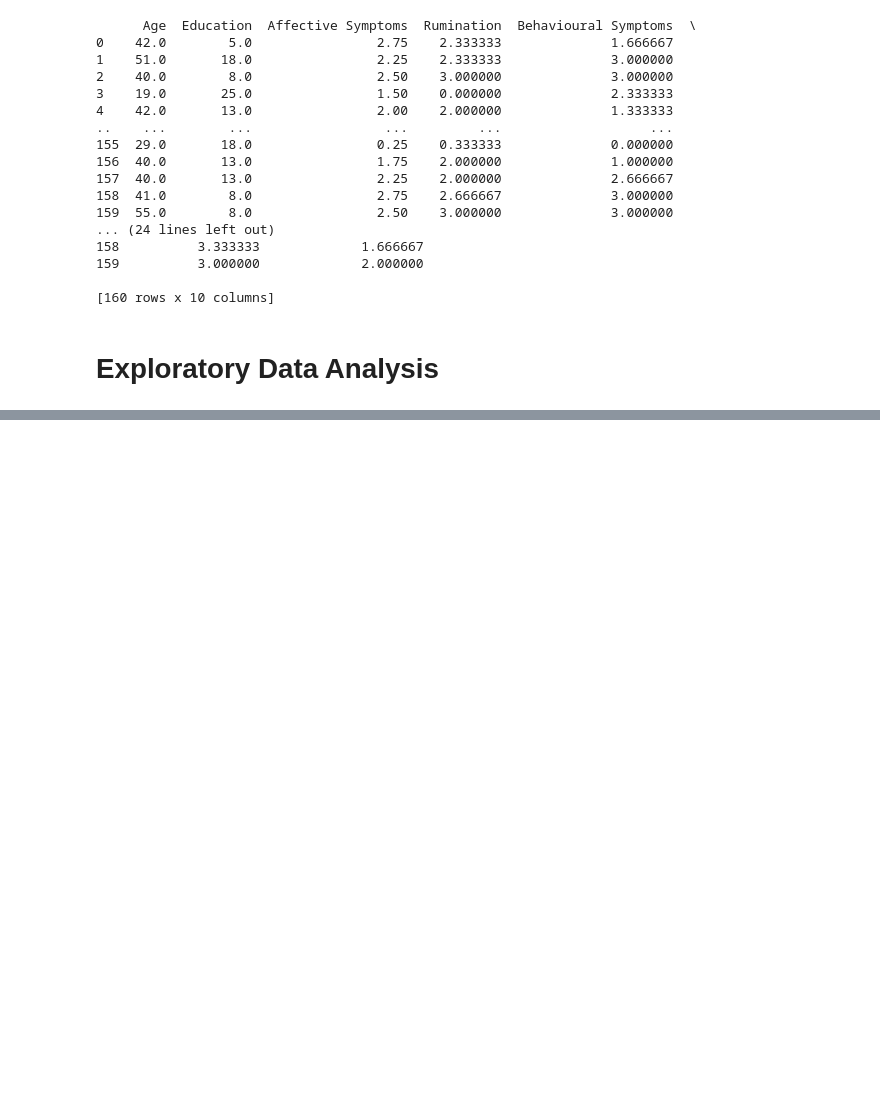
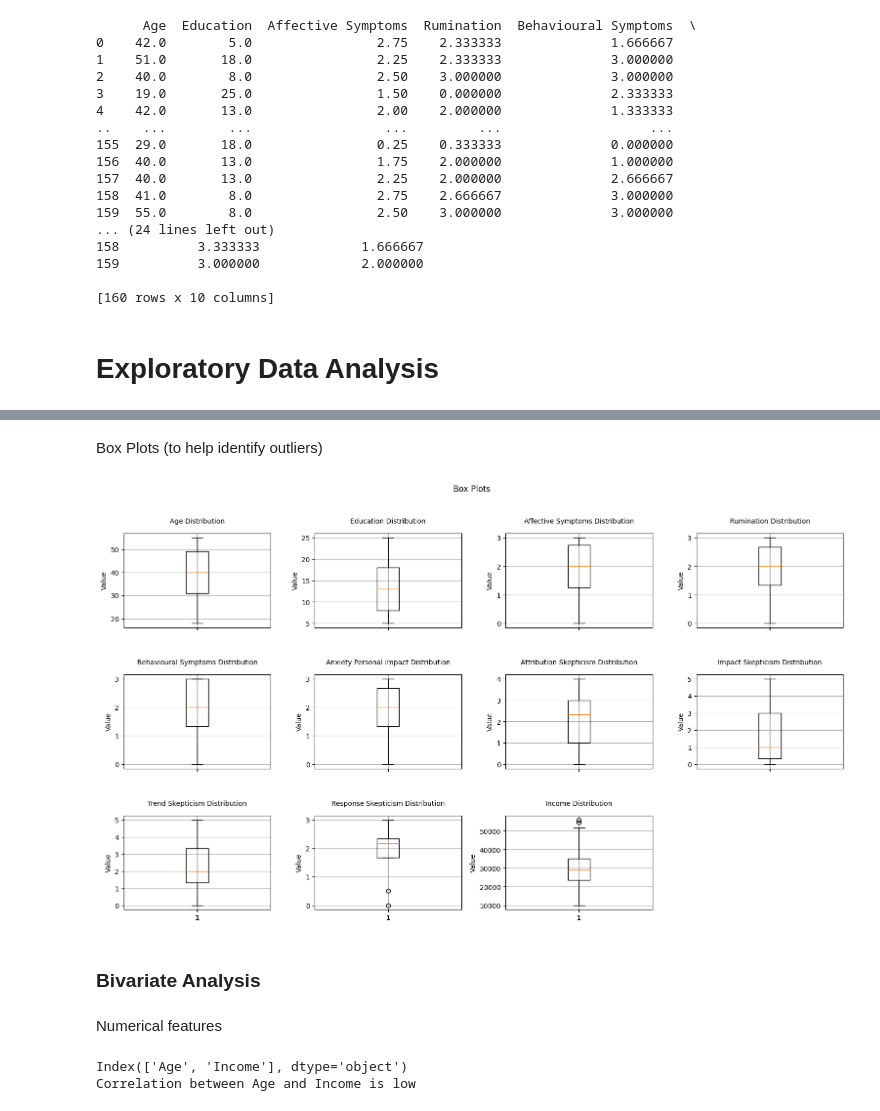
Before and after one commit to categrd/EcoCity, a Jupyter notebook: Final zip/1. Preprocessing.ipynb, the cells around one changed output, grey strips where cells are left out. Drawn from its saved outputs; the diff is of its cells as text; code cells hidden in the pictures; blank space fills up the shorter version.

```diff
--- a/Final zip/1. Preprocessing.ipynb
+++ b/Final zip/1. Preprocessing.ipynb
@@ -173,0 +211,47 @@ final_df.to_csv('final_df.csv')
+# %% [markdown]
+Box Plots (to help identify outliers)
+# %%
+fig, axes = plt.subplots(3, 4, figsize=(19, 10), sharex=True, gridspec_kw={'hspace': 0.5, 'wspace': 0.3})
+
+# Disegna i box plots
+for feature, ax in zip(final_df.columns, axes.flatten()):
+    ax.boxplot(final_df[feature])
+    ax.set(xlabel="", ylabel=f"Value")
+    ax.grid(True)
+    ax.set_title(f"{feature} Distribution", fontsize=10, pad=15)  # 'pad' regola la distanza tra il titolo e l'asse
+
+for j in range(len(final_df.columns), 3*4):
+    fig.delaxes(axes.flatten()[j])
+
+plt.suptitle("Box Plots")
+plt.show()
+# %% [output]
+[figure, added]
+# %% [markdown]
+### Bivariate Analysis
+# %% [markdown]
+Numerical features
+# %%
+# Pearson's coefficient
+
+columns_to_keep = ['Age','Income']
+data_numerical = final_df[columns_to_keep]
+print(data_numerical.columns)
+
+column_pairs = list(combinations(data_numerical.columns, 2))
+selected_pairs = []
+
+for pair, ax in zip(column_pairs, range(len(column_pairs))):
+    # compute correlation between columns i e j
+    correlation = data_numerical[pair[0]].corr(data_numerical[pair[1]])
+    #print(f"Correlation between {pair[0]} and {pair[1]}: {correlation}")
+
+    # Verify if correlation is in the most relevant interval
+    if 0.7 <= correlation <= 1.0 or -1.0 <= correlation <= -0.7:
+        selected_pairs.append(pair)
+        print(f"Correlation between {pair[0]} and {pair[1]}: {correlation}")
+    else:
+        print(f"Correlation between {pair[0]} and {pair[1]} is low")
+# %% [output]
+Index(['Age', 'Income'], dtype='object')
+Correlation between Age and Income is low
```
Also changed, not shown: parts of 8 cells of this notebook.
